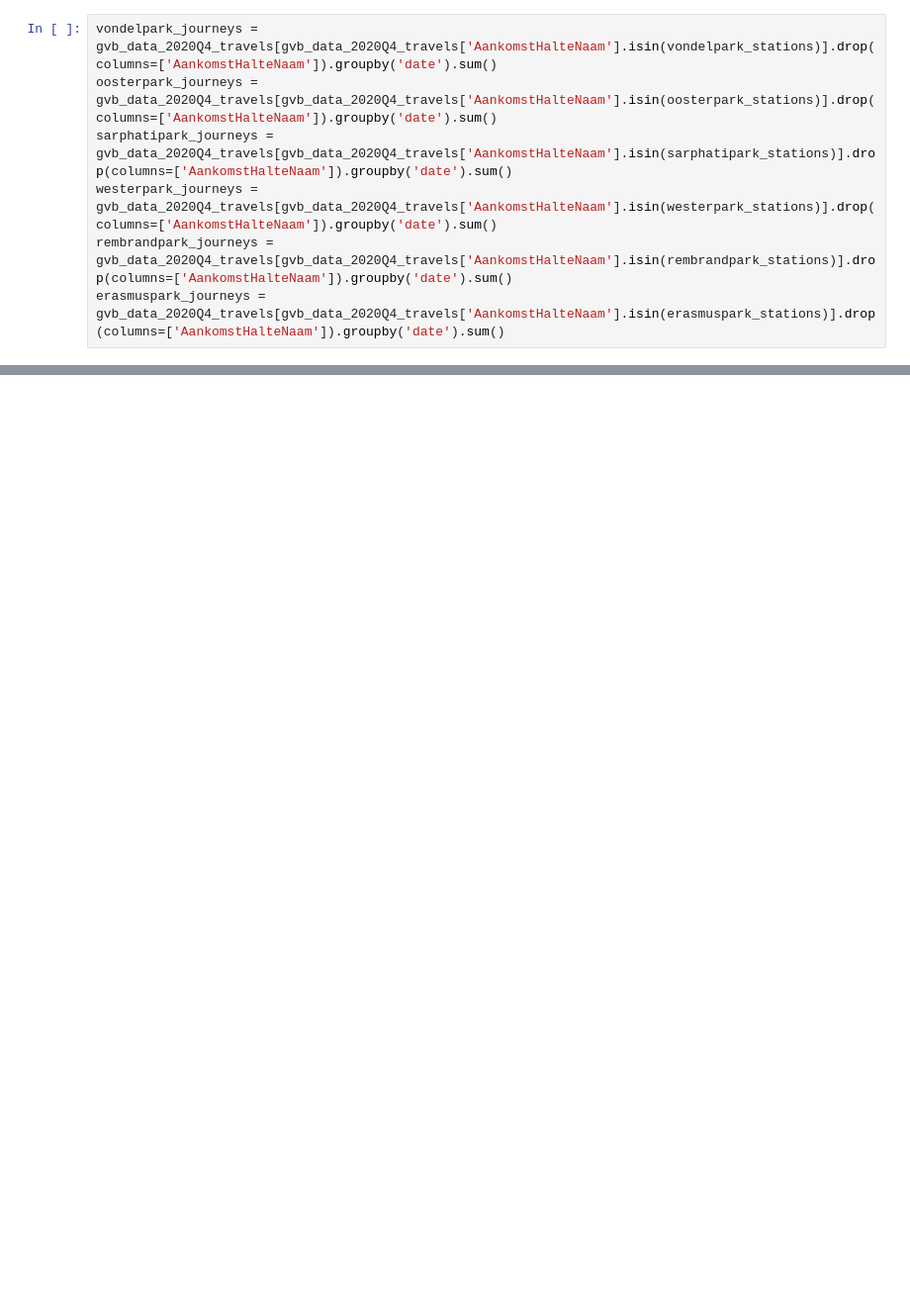
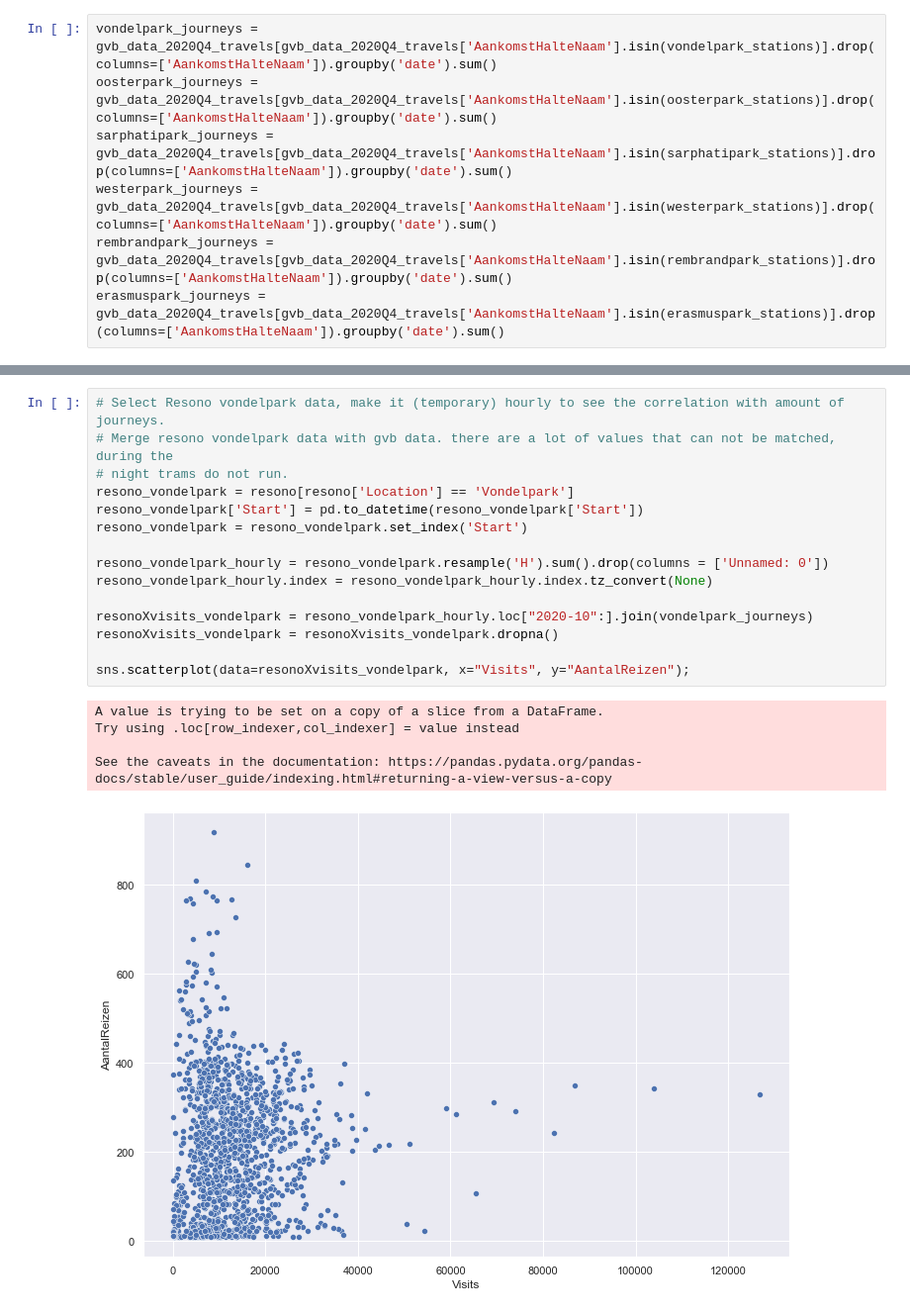
Before and after one commit to lotteph/DSP, a Jupyter notebook: GVB 2020.ipynb, the cells around one changed output, grey strips where cells are left out. Shown at 99% size. Drawn from its saved outputs; the diff is of its cells as text; blank space fills up the shorter version.

Commit message:
Added scatterplot

```diff
--- a/GVB 2020.ipynb
+++ b/GVB 2020.ipynb
@@ -351,0 +304,21 @@ resono_vondelpark_hourly.loc["2020-10":].join(vondelpark_journeys).to_csv('test.
+# %%
+# Select Resono vondelpark data, make it (temporary) hourly to see the correlation with amount of journeys.
+# Merge resono vondelpark data with gvb data. there are a lot of values that can not be matched, during the
+# night trams do not run.
+resono_vondelpark = resono[resono['Location'] == 'Vondelpark']
+resono_vondelpark['Start'] = pd.to_datetime(resono_vondelpark['Start'])
+resono_vondelpark = resono_vondelpark.set_index('Start')
+
+resono_vondelpark_hourly = resono_vondelpark.resample('H').sum().drop(columns = ['Unnamed: 0'])
+resono_vondelpark_hourly.index = resono_vondelpark_hourly.index.tz_convert(None)
+
+resonoXvisits_vondelpark = resono_vondelpark_hourly.loc["2020-10":].join(vondelpark_journeys)
+resonoXvisits_vondelpark = resonoXvisits_vondelpark.dropna()
+
+sns.scatterplot(data=resonoXvisits_vondelpark, x="Visits", y="AantalReizen");
+# %% [output]
+A value is trying to be set on a copy of a slice from a DataFrame.
+Try using .loc[row_indexer,col_indexer] = value instead
+
+See the caveats in the documentation: https://pandas.pydata.org/pandas-docs/stable/user_guide/indexing.html#returning-a-view-versus-a-copy
+[figure, added]
```
Also changed, not shown: parts of 20 cells of this notebook.
